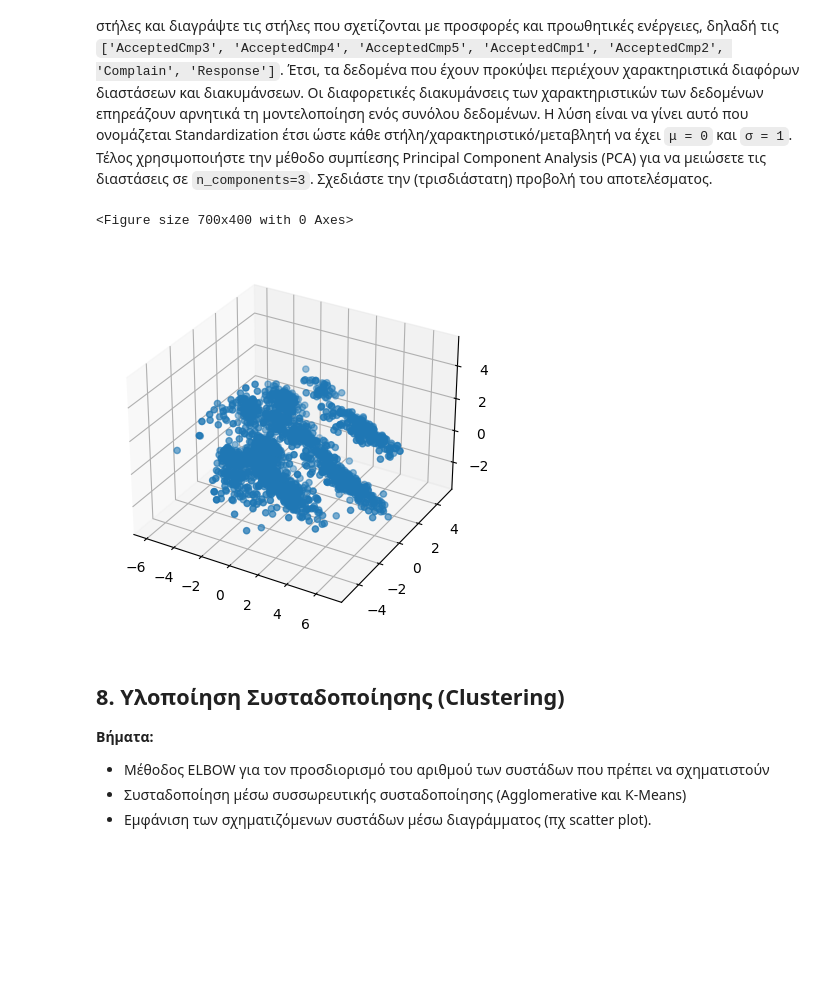
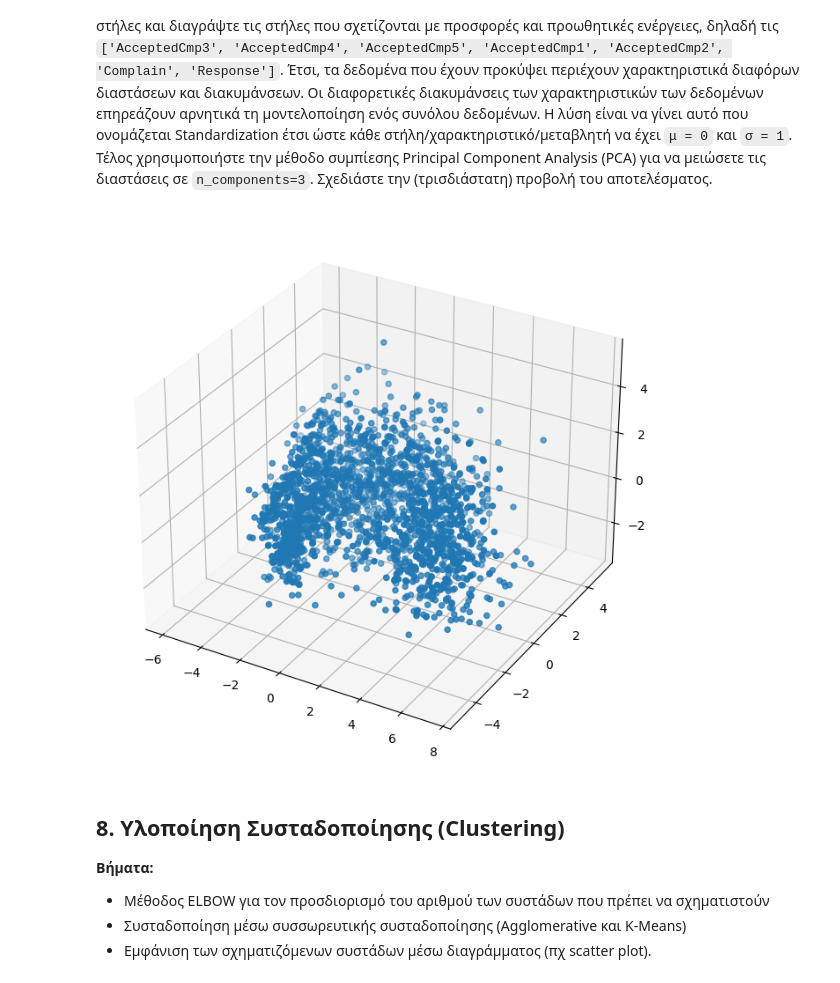
Before and after one commit to UpTheShipCreek/Data_Mining_Techniques_1, a Jupyter notebook: assingment1.ipynb, the cells around one changed output. Cells and saved outputs as stored; diff of their text form; code cells hidden in the pictures; blank space fills up the shorter version.

```diff
--- a/assingment1.ipynb
+++ b/assingment1.ipynb
@@ -109,7 +109,7 @@ data['AcceptedCmp2'] =  data['AcceptedCmp2'].astype(bool)
 data['AcceptedCmp3'] =  data['AcceptedCmp3'].astype(bool)
 data['AcceptedCmp4'] =  data['AcceptedCmp4'].astype(bool)
 data['AcceptedCmp5'] =  data['AcceptedCmp5'].astype(bool)
-data['Reponse'] =  data['Response'].astype(bool)
+data['Response'] =  data['Response'].astype(bool)
 # %% [markdown]
 ## 2.
 Εκτυπώστε τις μοναδικές τιμές στα κατηγορικά χαρακτηριστικά Marital_Status και
@@ -180,7 +180,14 @@ data['Customer_For'] = (datetime(2023,4,10) - data['Dt_Customer']).dt.days - dat
 #2#
 data['Age'] = 2023 - data['Year_Birth']
 #3#
-
+data['Spent'] = (
+    data['MntWines'] +
+    data['MntFruits'] +
+    data['MntMeatProducts'] +
+    data['MntFishProducts'] +
+    data['MntSweetProducts'] +
+    data['MntGoldProds']
+)
 #4#
 data['Offspring'] = data['Kidhome'] + data['Teenhome']
 #5#
@@ -426,35 +430,33 @@ hot encoding). <br>
 # %%
 from sklearn import preprocessing
 from sklearn.preprocessing import StandardScaler
 from sklearn.decomposition import PCA
 from mpl_toolkits.mplot3d import Axes3D
 
 le = preprocessing.LabelEncoder()
 
 newdf['Education'] = le.fit_transform(newdf['Education'])
 newdf['Marital_Status'] = le.fit_transform(newdf['Marital_Status'])
 newdf['Living_With'] = le.fit_transform(newdf['Living_With'])
 
 df = newdf.copy()
 df.drop(['AcceptedCmp3', 'AcceptedCmp4', 'AcceptedCmp5', 'AcceptedCmp1', 'AcceptedCmp2', 'Complain', 'Response','Age_Group','Dt_Customer','Outlier'],axis=1,inplace=True)
 df['Is_Parent'] = df['Is_Parent'].astype(int)
 
 scaler = StandardScaler()
 df_scaled = scaler.fit_transform(df)
 df_scaled = pd.DataFrame(df_scaled, columns=df.columns)
 
 pca = PCA(n_components=3)
 pca.fit(df_scaled)
 df_pca = pca.transform(df_scaled)
 
-plt.figure(figsize=(7,4))
-fig = plt.figure()
+fig =  plt.figure(figsize=(10,8))
 ax = fig.add_subplot(111, projection='3d')
 ax.scatter(df_pca[:,0],df_pca[:,1],df_pca[:,2])
 plt.show()
 # %% [output]
-<Figure size 700x400 with 0 Axes>
-[figure, old version]
+[figure, new version]
 # %% [markdown]
 ## 8. Υλοποίηση Συσταδοποίησης (Clustering)
 **Βήματα:**
```
Also changed, not shown: parts of 14 cells of this notebook.
